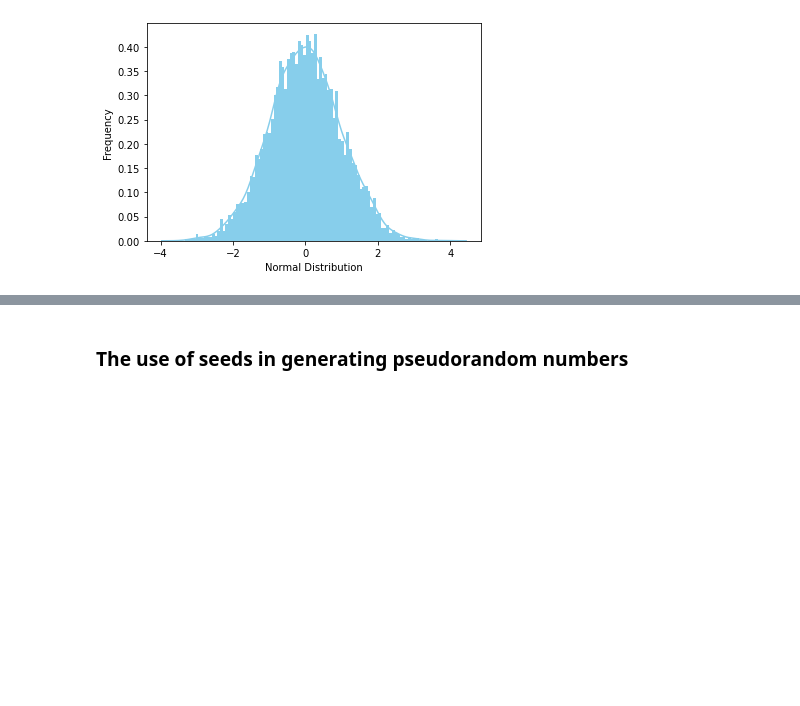
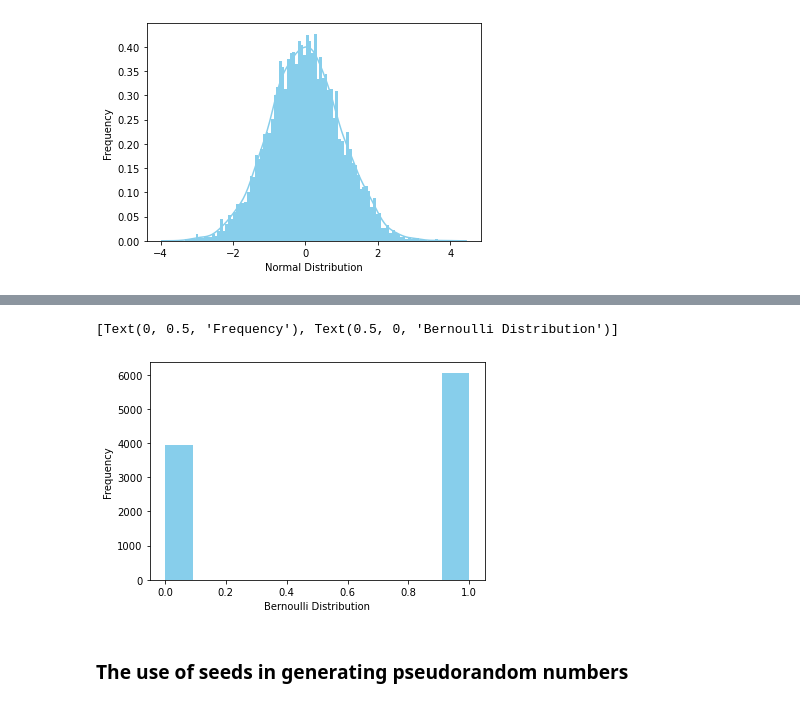
Before and after one commit to G00387859/programming-for-data-analysis-assignment, a Jupyter notebook: numpy-random.ipynb, the cells around one changed output, grey strips where cells are left out. Drawn from its saved outputs; the diff is of its cells as text; code cells hidden in the pictures; blank space fills up the shorter version.

```diff
--- a/numpy-random.ipynb
+++ b/numpy-random.ipynb
@@ -239,3 +304,15 @@ ax.set(xlabel='Normal Distribution', ylabel='Frequency')
+# %%
+data_bern = ss.bernoulli.rvs(size=10000,p=0.6)
+# %%
+#visualise the data
+ax= sns.distplot(data_bern,
+                 kde=False,
+                 color="skyblue",
+                 hist_kws={"linewidth": 15,'alpha':1})
+ax.set(xlabel='Bernoulli Distribution', ylabel='Frequency')
+# %% [output]
+[Text(0, 0.5, 'Frequency'), Text(0.5, 0, 'Bernoulli Distribution')]
+[figure, added]
 # %% [markdown]
 ### The use of seeds in generating pseudorandom numbers
 # %%
```
Also changed, not shown: parts of 7 cells of this notebook.
